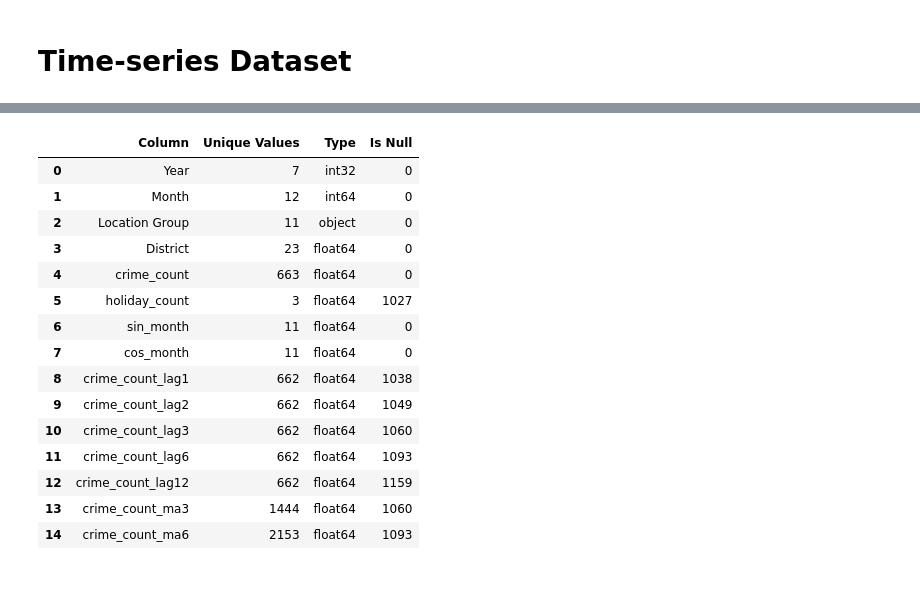
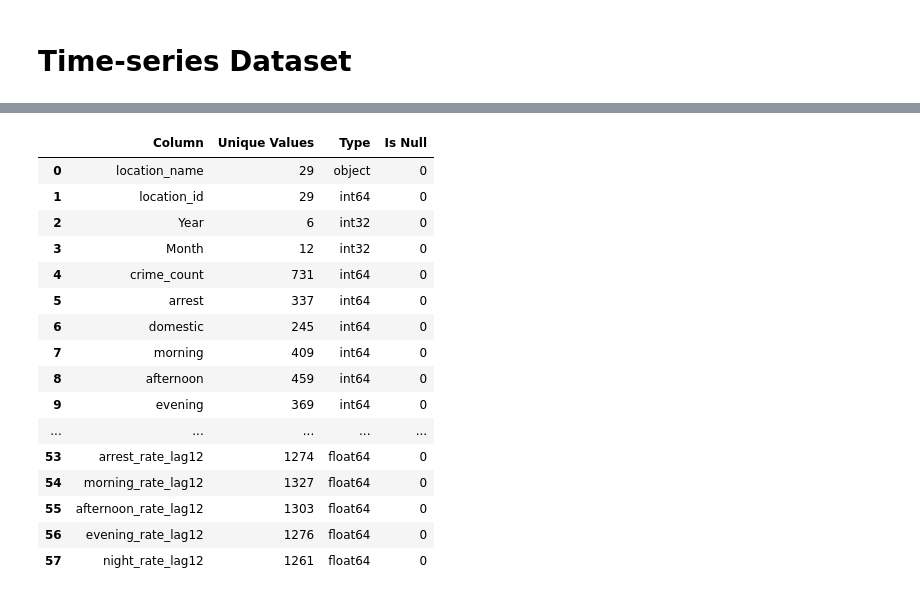
Before and after one commit to Lemonziz/IT5006Project, a Jupyter notebook: data_preprocessing_ziqi.ipynb, the cells around one changed output, grey strips where cells are left out. Cells and saved outputs as stored; diff of their text form; code cells hidden in the pictures.

```diff
--- a/data_preprocessing_ziqi.ipynb
+++ b/data_preprocessing_ziqi.ipynb
@@ -20,11 +44,8 @@ df_clean["Month"] = df_clean["Date"].dt.month
 df_clean["Day"] = df_clean["Date"].dt.day
 df_clean["Hour"] = df_clean["Date"].dt.hour
 df_clean["WeekDay"] = df_clean["Date"].dt.weekday
-df_clean["IsWeekend"] = (df_clean["WeekDay"] >= 5).astype(bool)
-df_clean = df_clean.dropna(subset=["Longitude", "Latitude"])
-df_clean["Location Description"] = df_clean["Location Description"].fillna(
-    "OTHER (SPECIFY)"
-)
+df_clean["IsWeekDay"] = (df_clean["WeekDay"] < 5).astype(bool)
+df_clean["Isweekend"] = (df_clean["WeekDay"] >= 5).astype(bool)
 hour_bins = [0, 6, 12, 18, 24]
 hour_labels = ["Night", "Morning", "Afternoon", "Evening"]
 season_bins = [0, 3, 6, 9, 12]
@@ -32,6 +53,21 @@ season_labels = ["Winter", "Spring", "Summer", "Fall"]
 df_clean["TimeCategory"] = pd.cut(
     df_clean["Hour"], bins=hour_bins, labels=hour_labels, include_lowest=True
 )
+time_dummies = pd.get_dummies(df_clean["TimeCategory"])
+df_clean = pd.concat([df_clean, time_dummies], axis=1)
 df_clean["Season"] = pd.cut(
     df_clean["Month"], bins=season_bins, labels=season_labels, include_lowest=True
 )
+df_clean.drop(
+    columns=[
+        "Community Area",
+        "Ward",
+        "X Coordinate",
+        "Y Coordinate",
+        "Latitude",
+        "Longitude",
+        "Location",
+    ],
+    inplace=True,
+)
+df_clean.isnull().sum()
@@ -439,0 +699,7 @@ df_time
+# %%
+df_time = df_time.sort_values(["location_id", "Year", "Month"])
+# %%
+df_pct = df_time.copy()
+df_pct["crime_pct_change"] = df_pct["crime_count"].pct_change()
+df_pct = df_pct[df_pct["Year"] >= 2018]
+df_pct.sort_values(["Year", "Month", "location_name"])
@@ -535,27 +776,30 @@ df_time_complete
+# %%
+df_complete = df_lag.copy()
 # %%
 df_time_analysis = pd.DataFrame(
     {
-        "Column": df_time_complete.columns,
-        "Unique Values": df_time_complete.nunique().values,
-        "Type": df_time_complete.dtypes.values,
-        "Is Null": df_time_complete.isnull().sum().values,
+        "Column": df_complete.columns,
+        "Unique Values": df_complete.nunique().values,
+        "Type": df_complete.dtypes.values,
+        "Is Null": df_complete.isnull().sum().values,
     }
 )
 df_time_analysis
 # %% [output]
 |  | Column | Unique Values | Type | Is Null |
-| 0 | Year | 7 | int32 | 0 |
-| 1 | Month | 12 | int64 | 0 |
-| 2 | Location Group | 11 | object | 0 |
-| 3 | District | 23 | float64 | 0 |
-| 4 | crime_count | 663 | float64 | 0 |
-| 5 | holiday_count | 3 | float64 | 1027 |
-| 6 | sin_month | 11 | float64 | 0 |
-| 7 | cos_month | 11 | float64 | 0 |
-| 8 | crime_count_lag1 | 662 | float64 | 1038 |
-| 9 | crime_count_lag2 | 662 | float64 | 1049 |
-| 10 | crime_count_lag3 | 662 | float64 | 1060 |
-| 11 | crime_count_lag6 | 662 | float64 | 1093 |
-| 12 | crime_count_lag12 | 662 | float64 | 1159 |
-| 13 | crime_count_ma3 | 1444 | float64 | 1060 |
-| 14 | crime_count_ma6 | 2153 | float64 | 1093 |
+| 0 | location_name | 29 | object | 0 |
+| 1 | location_id | 29 | int64 | 0 |
+| 2 | Year | 6 | int32 | 0 |
+| 3 | Month | 12 | int32 | 0 |
+| 4 | crime_count | 731 | int64 | 0 |
+| 5 | arrest | 337 | int64 | 0 |
+| 6 | domestic | 245 | int64 | 0 |
+| 7 | morning | 409 | int64 | 0 |
+| 8 | afternoon | 459 | int64 | 0 |
+| 9 | evening | 369 | int64 | 0 |
+| ... | ... | ... | ... | ... |
+| 53 | arrest_rate_lag12 | 1274 | float64 | 0 |
+| 54 | morning_rate_lag12 | 1327 | float64 | 0 |
+| 55 | afternoon_rate_lag12 | 1303 | float64 | 0 |
+| 56 | evening_rate_lag12 | 1276 | float64 | 0 |
+| 57 | night_rate_lag12 | 1261 | float64 | 0 |
```
Also changed, not shown: parts of 23 cells of this notebook.
